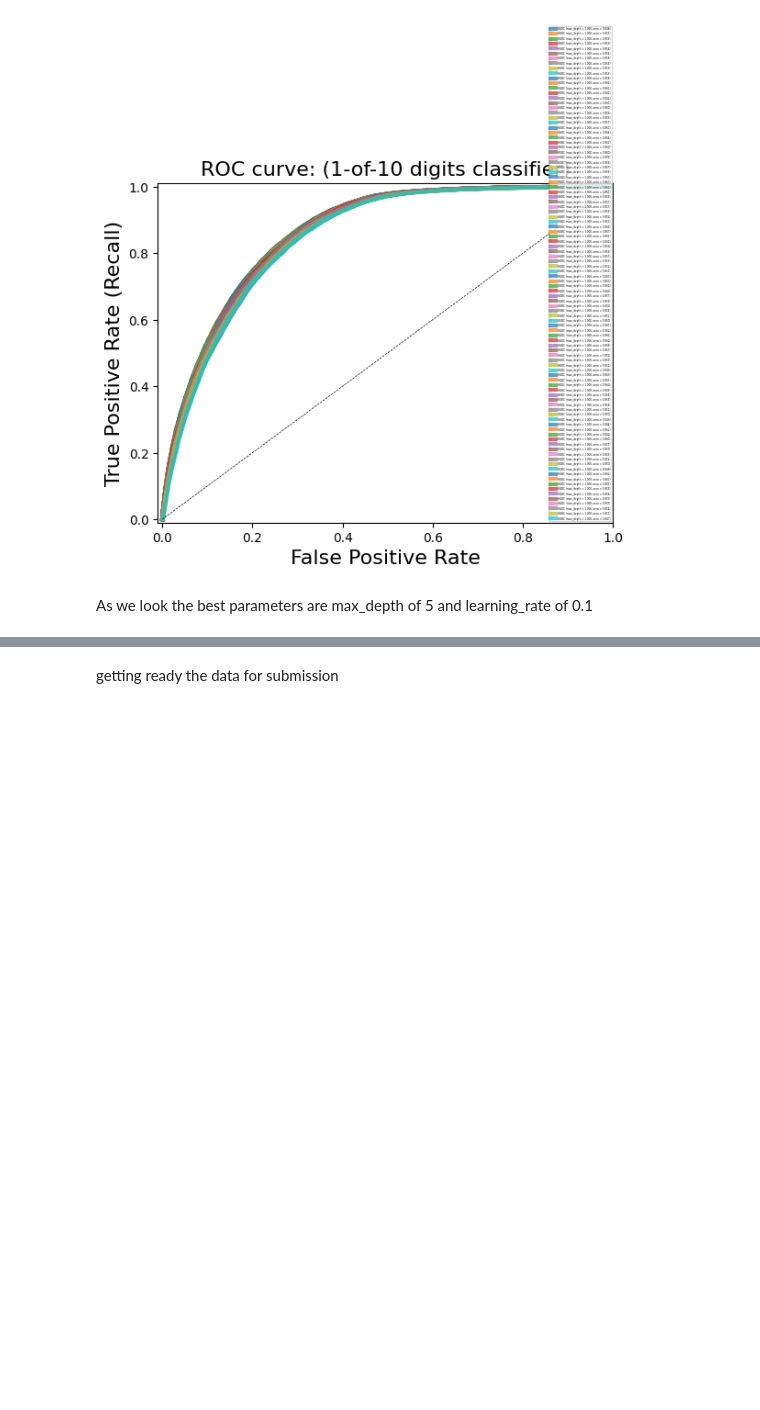
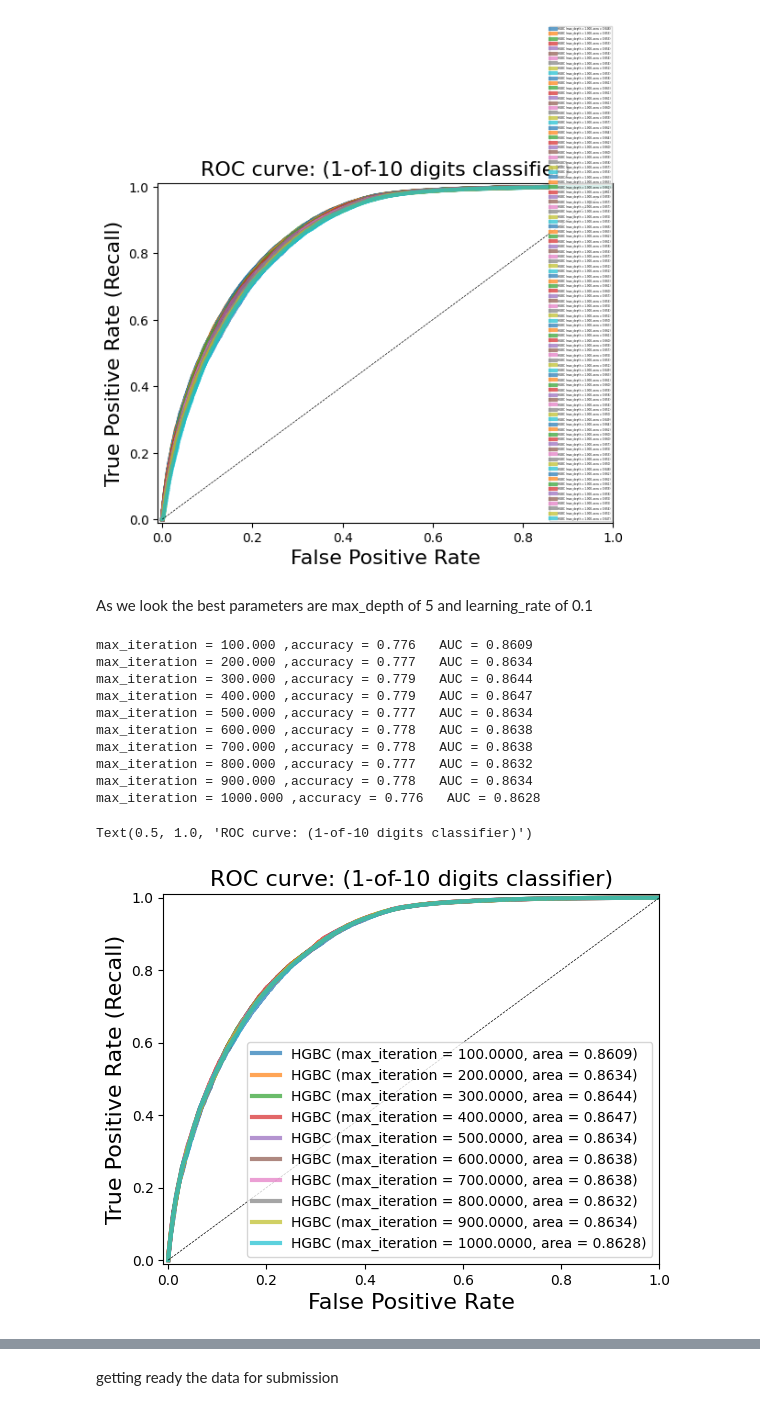
Before and after one commit to I-STALKER-I/Binary-Prediction-of-Smoker-Status-using-Bio-Signals, a Jupyter notebook: model.ipynb, the cells around one changed output, grey strips where cells are left out. Drawn from its saved outputs; the diff is of its cells as text; code cells hidden in the pictures; blank space fills up the shorter version.

Commit message:
HIST gradient boosting tree tuned and regularized

```diff
--- a/model.ipynb
+++ b/model.ipynb
@@ -231,6 +231,37 @@ Text(0.5, 1.0, 'ROC curve: (1-of-10 digits classifier)')
 [figure]
 # %% [markdown]
 As we look the best parameters are max_depth of 5 and learning_rate of 0.1
-# %%
-hgclf = HistGradientBoostingClassifier(max_depth=5,learning_rate=0.1,max_iter=300,
-                                       min_samples_leaf=30).fit(X_train_scaled,y_train)
+# %%
+plt.figure()
+plt.xlim([-0.01, 1.00])
+plt.ylim([-0.01, 1.01])
+for max_iteration in [100,200,300,400,500,600,700,800,900,1000] :
+        hgclf = HistGradientBoostingClassifier(max_depth=5,learning_rate=0.1,max_iter=max_iteration,min_samples_leaf=30).fit(X_train_scaled,y_train)
+        y_score_hgc = hgclf.decision_function(X_test_scaled)
+        fpr_hgc, tpr_hgc, _ = roc_curve(y_test, y_score_hgc)
+        roc_auc_hgc = auc(fpr_hgc, tpr_hgc)
+        accuracy_hgc = hgclf.score(X_test_scaled, y_test)
+        print("max_iteration = {:.3f} ,accuracy = {:.3f}   AUC = {:.4f}".format(max_iteration, accuracy_hgc,
+                                                                    roc_auc_hgc))
+        plt.plot(fpr_hgc, tpr_hgc, lw=3, alpha=0.7,
+             label='HGBC (max_iteration = {:0.4f}, area = {:0.4f})'.format(max_iteration, roc_auc_hgc))
+
+plt.xlabel('False Positive Rate', fontsize=16)
+plt.ylabel('True Positive Rate (Recall)', fontsize=16)
+plt.plot([0, 1], [0, 1], color='k', lw=0.5, linestyle='--')
+plt.legend(loc="lower right", fontsize=10)
+plt.title('ROC curve: (1-of-10 digits classifier)', fontsize=16)
+#plt.axes().set_aspect('equal')
+# %% [output]
+max_iteration = 100.000 ,accuracy = 0.776   AUC = 0.8609
+max_iteration = 200.000 ,accuracy = 0.777   AUC = 0.8634
+max_iteration = 300.000 ,accuracy = 0.779   AUC = 0.8644
+max_iteration = 400.000 ,accuracy = 0.779   AUC = 0.8647
+max_iteration = 500.000 ,accuracy = 0.777   AUC = 0.8634
+max_iteration = 600.000 ,accuracy = 0.778   AUC = 0.8638
+max_iteration = 700.000 ,accuracy = 0.778   AUC = 0.8638
+max_iteration = 800.000 ,accuracy = 0.777   AUC = 0.8632
+max_iteration = 900.000 ,accuracy = 0.778   AUC = 0.8634
+max_iteration = 1000.000 ,accuracy = 0.776   AUC = 0.8628
+Text(0.5, 1.0, 'ROC curve: (1-of-10 digits classifier)')
+[figure, added]
```
Also changed, not shown: parts of 5 cells of this notebook, 1 other file.
